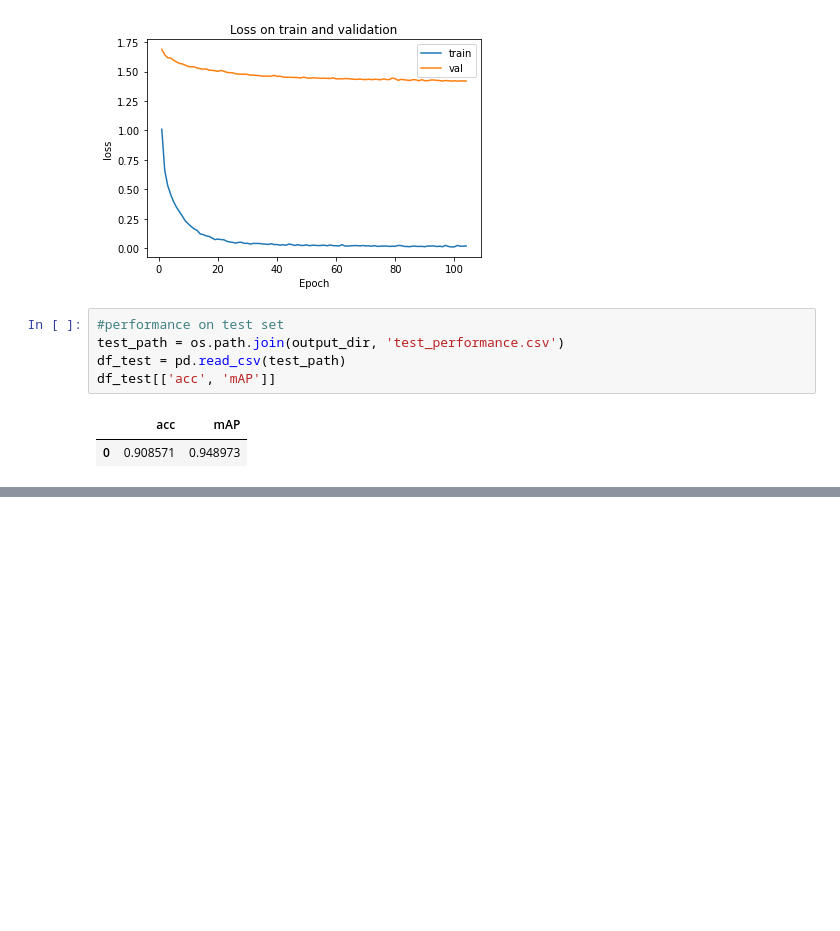
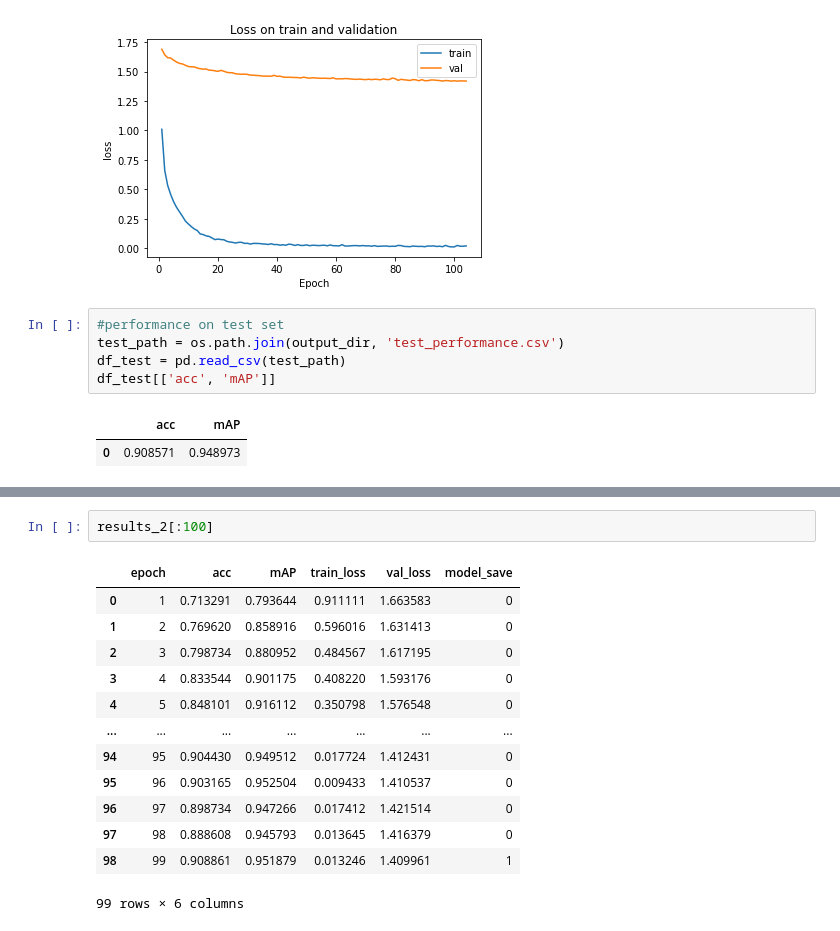
Before and after one commit to Killian-Susini/Proj_Deep, a Jupyter notebook: deep_learning_AST.ipynb, the cells around one changed output, grey strips where cells are left out. Drawn from its saved outputs; the diff is of its cells as text; blank space fills up the shorter version.

```diff
--- a/deep_learning_AST.ipynb
+++ b/deep_learning_AST.ipynb
@@ -641,0 +767,16 @@ df_test[['acc', 'mAP']]
+# %%
+results_2[:100]
+# %% [output]
+|  | epoch | acc | mAP | train_loss | val_loss | model_save |
+| 0 | 1 | 0.713291 | 0.793644 | 0.911111 | 1.663583 | 0 |
+| 1 | 2 | 0.769620 | 0.858916 | 0.596016 | 1.631413 | 0 |
+| 2 | 3 | 0.798734 | 0.880952 | 0.484567 | 1.617195 | 0 |
+| 3 | 4 | 0.833544 | 0.901175 | 0.408220 | 1.593176 | 0 |
+| 4 | 5 | 0.848101 | 0.916112 | 0.350798 | 1.576548 | 0 |
+| ... | ... | ... | ... | ... | ... | ... |
+| 94 | 95 | 0.904430 | 0.949512 | 0.017724 | 1.412431 | 0 |
+| 95 | 96 | 0.903165 | 0.952504 | 0.009433 | 1.410537 | 0 |
+| 96 | 97 | 0.898734 | 0.947266 | 0.017412 | 1.421514 | 0 |
+| 97 | 98 | 0.888608 | 0.945793 | 0.013645 | 1.416379 | 0 |
+| 98 | 99 | 0.908861 | 0.951879 | 0.013246 | 1.409961 | 1 |
+99 rows × 6 columns
```
Also changed, not shown: parts of 11 cells of this notebook.
